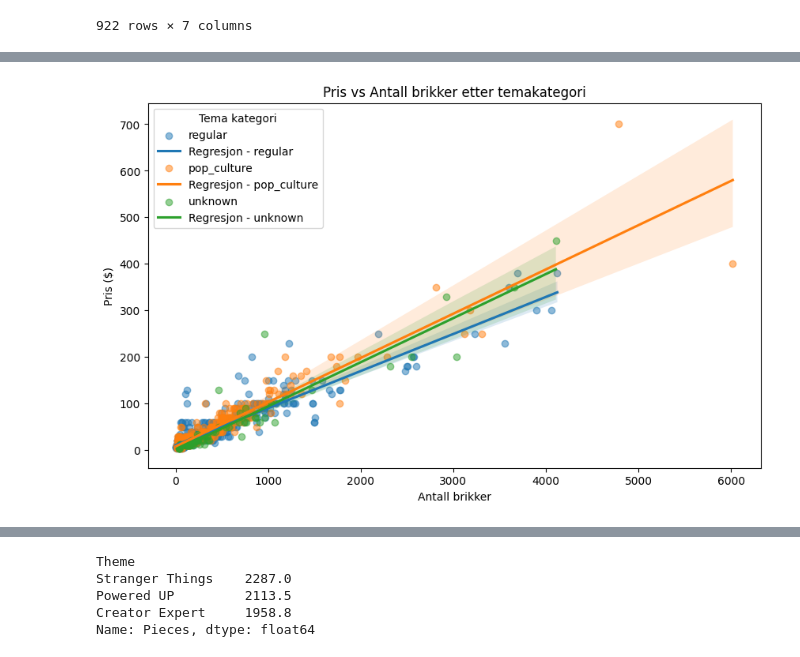
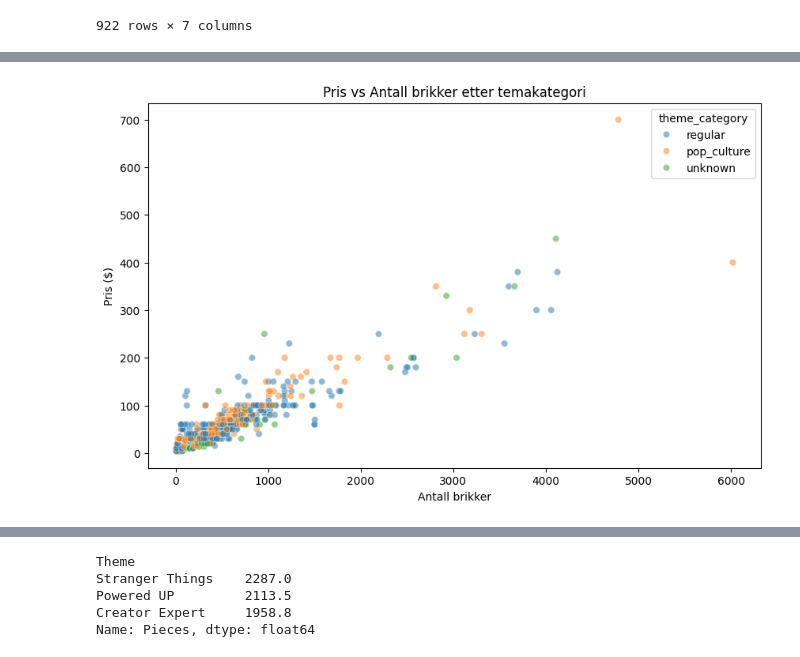
Before and after one commit to christianstensoe/ISTT1003-prosjekt-16, a Jupyter notebook: oppg1.ipynb, the cells around one changed output, grey strips where cells are left out. Saved outputs shown, nothing was run; the diff lists cells and outputs as text; code cells hidden in the pictures.

```diff
--- a/oppg1.ipynb
+++ b/oppg1.ipynb
@@ -96,85 +104,37 @@ df2
 # %%
-
-
-# Steg 1: Bli kjent med dataene
 # Plott pris mot antall brikker for hver kategori
-# Plott med regresjonslinjer
 plt.figure(figsize=(10, 6))
-
-# Bruk regplot for hver kategori - dette legger til både regresjonslinje og konfidensintervall
-for category in df2['theme_category'].unique():
-    subset = df2[df2['theme_category'] == category]
-    sns.regplot(data=subset, x='Pieces', y='Price',
-                scatter_kws={'alpha':0.5},
-                label=category,
-                line_kws={'label': f'Regresjon - {category}'})
-
+sns.scatterplot(data=df2, x='Pieces', y='Price', hue='theme_category', alpha=0.5)
 plt.title('Pris vs Antall brikker etter temakategori')
 plt.xlabel('Antall brikker')
 plt.ylabel('Pris ($)')
-plt.legend(title='Tema kategori')
 plt.show()
 
-# Print stigningstall og R² for hver kategori
-print("\nStatistikk for hver kategori:")
-for category in df2['theme_category'].unique():
-    subset = df2[df2['theme_category'] == category]
-    model = sm.OLS(subset['Price'], sm.add_constant(subset['Pieces'])).fit()
-    print(f"\n{category}:")
-    print(f"Stigningstall: {model.params[1]:.4f} $/brikke")
-    print(f"R²: {model.rsquared:.4f}")
-    print(f"95% konfidensintervall for stigningstallet: [{model.conf_int().iloc[1,0]:.4f}, {model.conf_int().iloc[1,1]:.4f}]")
+# Plott pris mot antall brikker for hver kategori
+plt.figure(figsize=(10, 6))
+sns.scatterplot(data=df2, x='Unique_Pieces', y='Price', hue='theme_category', alpha=0.5)
+plt.title('Pris vs Antall unike brikker etter temakategori')
+plt.xlabel('Antall unike brikker')
+plt.ylabel('Pris ($)')
+plt.show()
+
+# Plott pris mot antall brikker for hver kategori
+plt.figure(figsize=(10, 6))
+sns.scatterplot(data=df2, x='Pages', y='Price', hue='theme_category', alpha=0.5)
+plt.title('Pris vs Antall manualsider etter temakategori')
+plt.xlabel('Antall manualsider')
+plt.ylabel('Pris ($)')
+plt.show()
 
 # Boksplott av pris for hver kategori
 plt.figure(figsize=(8, 6))
 sns.boxplot(data=df2, x='theme_category', y='Price')
 plt.title('Prisfordeling etter temakategori')
 plt.xticks(rotation=45)
 plt.show()
 
 # Beskrivende statistikk
 print("\nBeskrivende statistikk for hver kategori:")
 print(df2.groupby('theme_category')['Price'].describe())
-
-# Steg 2-3: Spesifiser og tilpass modellene
-
-# Model 1: Basismodell
-model1 = smf.ols('Price ~ Pieces + C(theme_category)', data=df2).fit()
-
-# Model 2: Interaksjonsmodell
-model2 = smf.ols('Price ~ Pieces + C(theme_category) + Pieces:C(theme_category) + Unique_Pieces + Pages', data=df2).fit()
-
-# Model 3: Utvidet modell
-model3 = smf.ols('Price ~ Pieces + C(theme_category) + Unique_Pieces + Pages', data=df2).fit()
-
-# Steg 4: Presenter resultater
-# print("\nModel 1 - Basismodell:")
-# print(model1.summary())
-
-print("\nModel 2 - Interaksjonsmodell:")
-print(model2.summary())
-
-# print("\nModel 3 - Utvidet modell:")
-# print(model3.summary())
-
-# Steg 5: Evaluer modellene
-
-# Plott residualer mot predikerte verdier for beste modell (basert på justert R2)
-best_model = model2  # Vi velger modell 3 basert på justert R2
-
-# Residualplott
-plt.figure(figsize=(10, 6))
-sns.scatterplot(x=best_model.fittedvalues, y=best_model.resid)
-plt.axhline(y=0, color='r', linestyle='--')
-plt.title('Residualer mot predikerte verdier')
-plt.xlabel('Predikerte verdier')
-plt.ylabel('Residualer')
-plt.show()
-
-# QQ-plott
-plt.figure(figsize=(10, 6))
-sm.graphics.qqplot(best_model.resid, line='45', fit=True)
-plt.title('Q-Q plott av residualer')
-plt.show()
 # %% [output]
-[figure, old version]
+[figure, new version]
```
Also changed, not shown: parts of 9 cells of this notebook.
